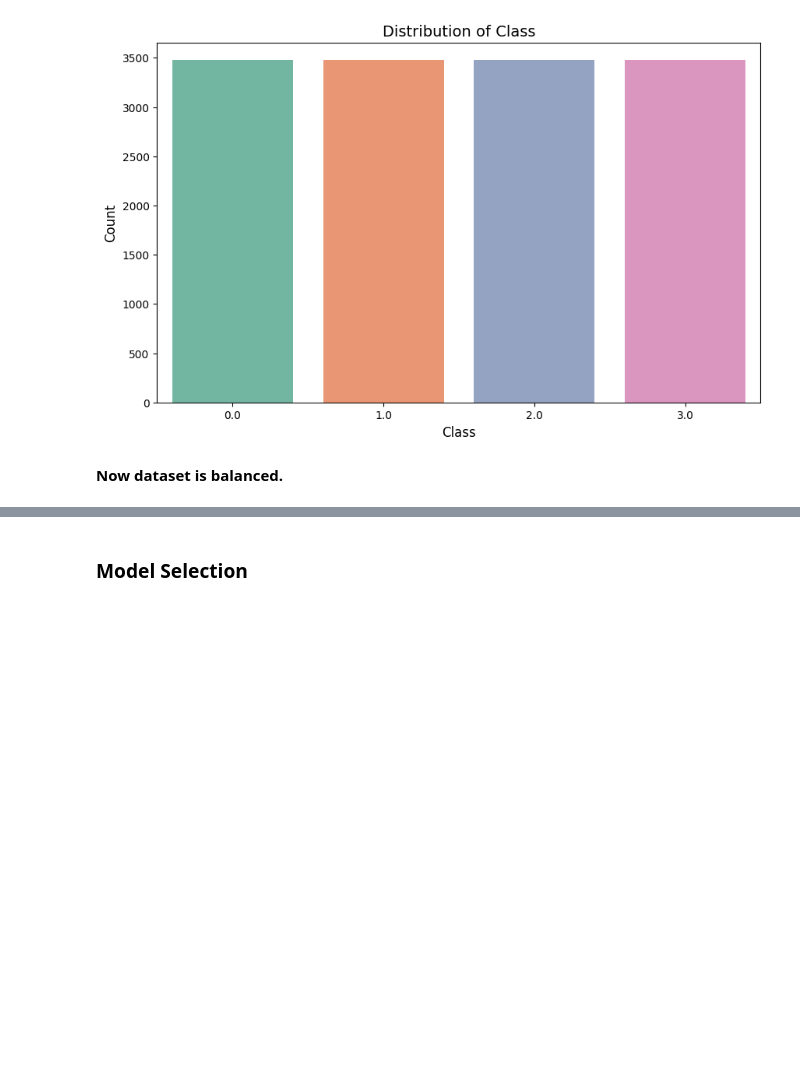
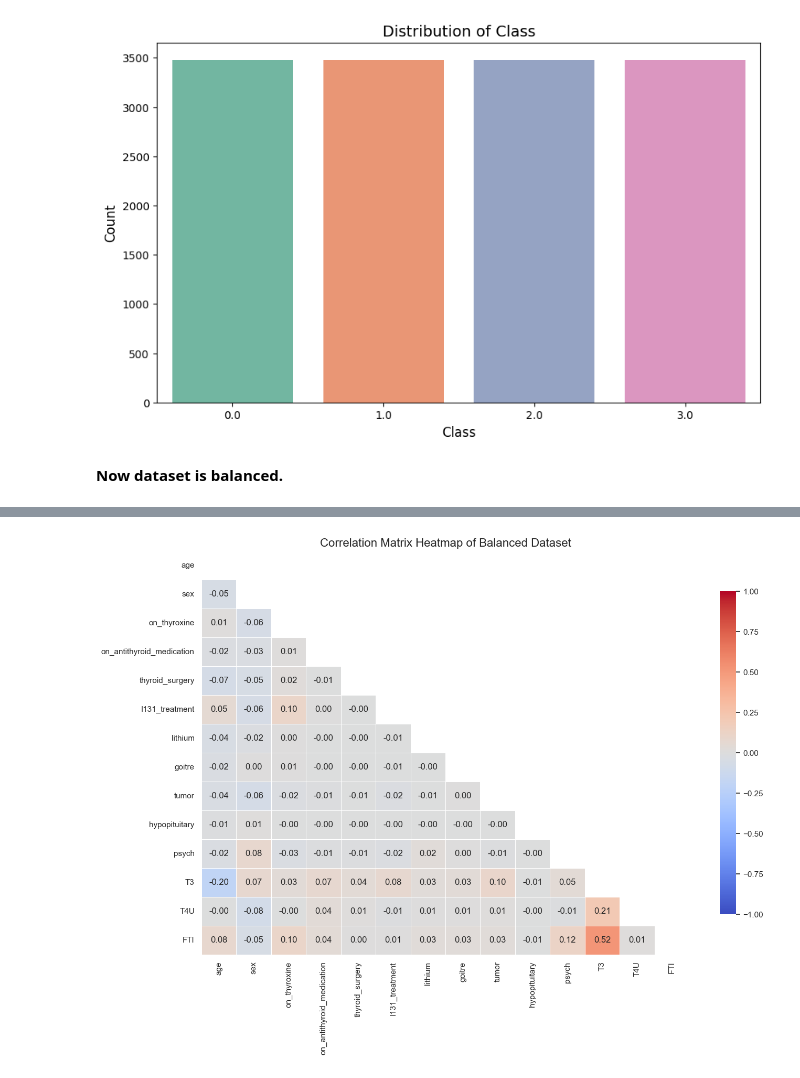
Before and after one commit to Adi3042/Thyroid-Disease-Detection, a Jupyter notebook: notebooks/EDA.ipynb, the cells around one changed output, grey strips where cells are left out. Cells and saved outputs as stored; diff of their text form; code cells hidden in the pictures; blank space fills up the shorter version.

```diff
--- a/notebooks/EDA.ipynb
+++ b/notebooks/EDA.ipynb
@@ -548,3 +535,28 @@ plt.show()
+# %%
+corr_matrix = x_sampled.corr()
+
+plt.figure(figsize=(15, 10), facecolor='white')
+sns.set(style='white')
+
+mask = np.triu(np.ones_like(corr_matrix, dtype=bool))
+
+# Plot the heatmap
+sns.heatmap(
+    corr_matrix,
+    mask=mask,
+    annot=True,
+    fmt='.2f',
+    linewidths=0.5,
+    cmap='coolwarm',
+    vmin=-1,
+    vmax=1,
+    cbar_kws={"shrink": .8}
+)
+
+plt.title('Correlation Matrix Heatmap of Balanced Dataset', fontsize=16)
+plt.show()
+# %% [output]
+[figure, added]
 # %%
 #Splitting data into train and test for model building
 
@@ -552,2 +565,0 @@ X_train,X_test,y_train,y_test=train_test_split(x_sampled,y_sampled,test_size=0.2
-# %% [markdown]
-### **Model Selection**
```
Also changed, not shown: parts of 33 cells of this notebook, 4 other files.
